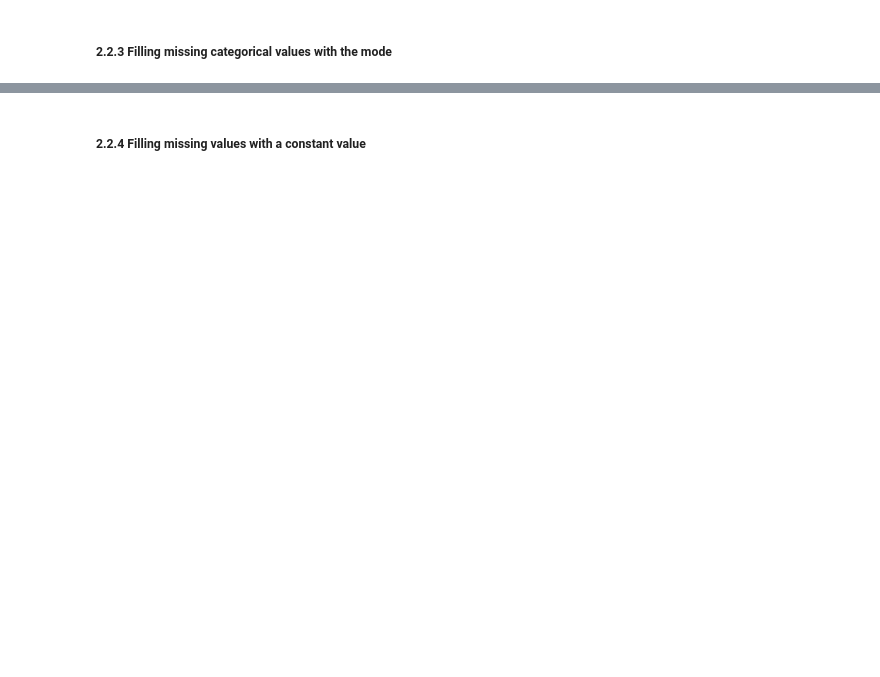
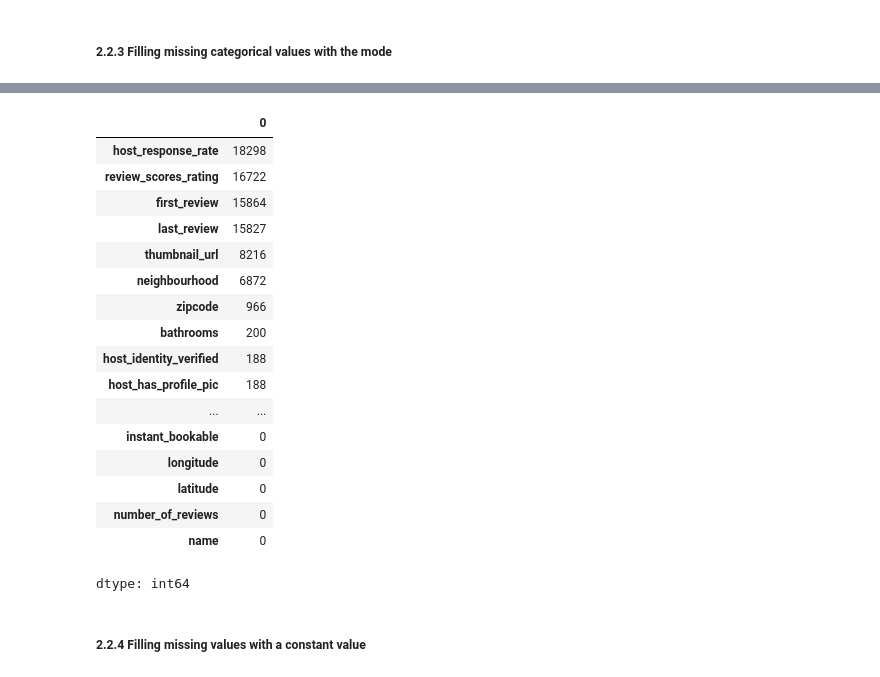
Before and after one commit to BonganeNobela/data-science-, a Jupyter notebook: DIRISA Training Content/Day 2/Practicals/Day_2_Data_Exploration_Answer_Booklet.ipynb, the cells around one changed output, grey strips where cells are left out. Drawn from its saved outputs; the diff is of its cells as text; code cells hidden in the pictures; blank space fills up the shorter version.

```diff
--- a/DIRISA Training Content/Day 2/Practicals/Day_2_Data_Exploration_Answer_Booklet.ipynb
+++ b/DIRISA Training Content/Day 2/Practicals/Day_2_Data_Exploration_Answer_Booklet.ipynb
@@ -239,2 +241,28 @@ dtype: int64
+# %%
+df_cat = pd.read_csv(path)
+cat_col_with_na = df_cat.select_dtypes(include=['object']).columns[df_cat.select_dtypes(include=['object']).isna().any()]
+for col in cat_col_with_na:
+  df_cat[col] = df[col].fillna(df[col].mode()[0])
+
+display(df_cat.isna().sum().sort_values(ascending = False))
+# %% [output]
+|  | 0 |
+| host_response_rate | 18298 |
+| review_scores_rating | 16722 |
+| first_review | 15864 |
+| last_review | 15827 |
+| thumbnail_url | 8216 |
+| neighbourhood | 6872 |
+| zipcode | 966 |
+| bathrooms | 200 |
+| host_identity_verified | 188 |
+| host_has_profile_pic | 188 |
+| ... | ... |
+| instant_bookable | 0 |
+| longitude | 0 |
+| latitude | 0 |
+| number_of_reviews | 0 |
+| name | 0 |
+dtype: int64
 # %% [markdown]
 ##### 2.2.4 Filling missing values with a constant value
```
Also changed, not shown: parts of 50 cells of this notebook, 1 other file.
